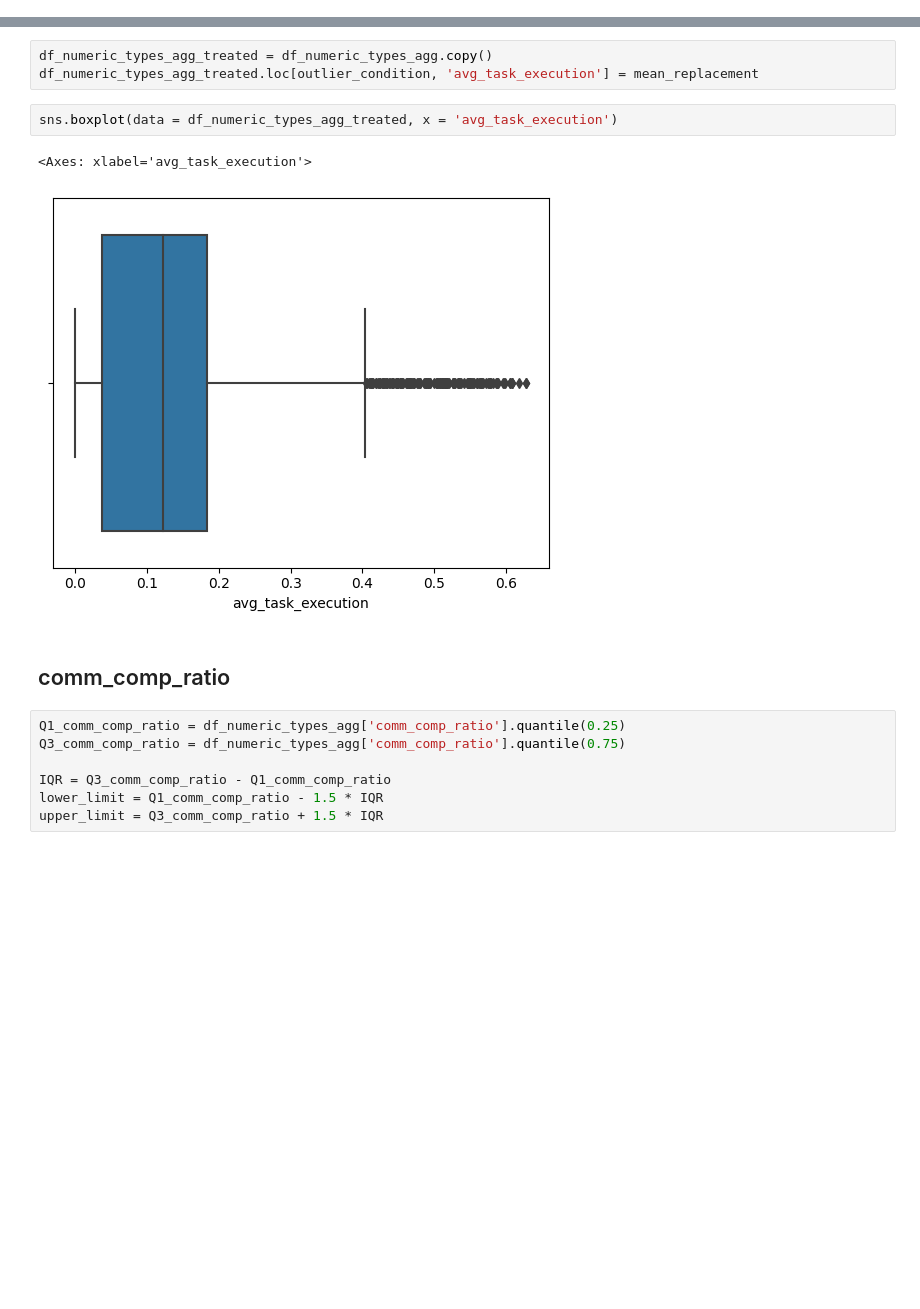
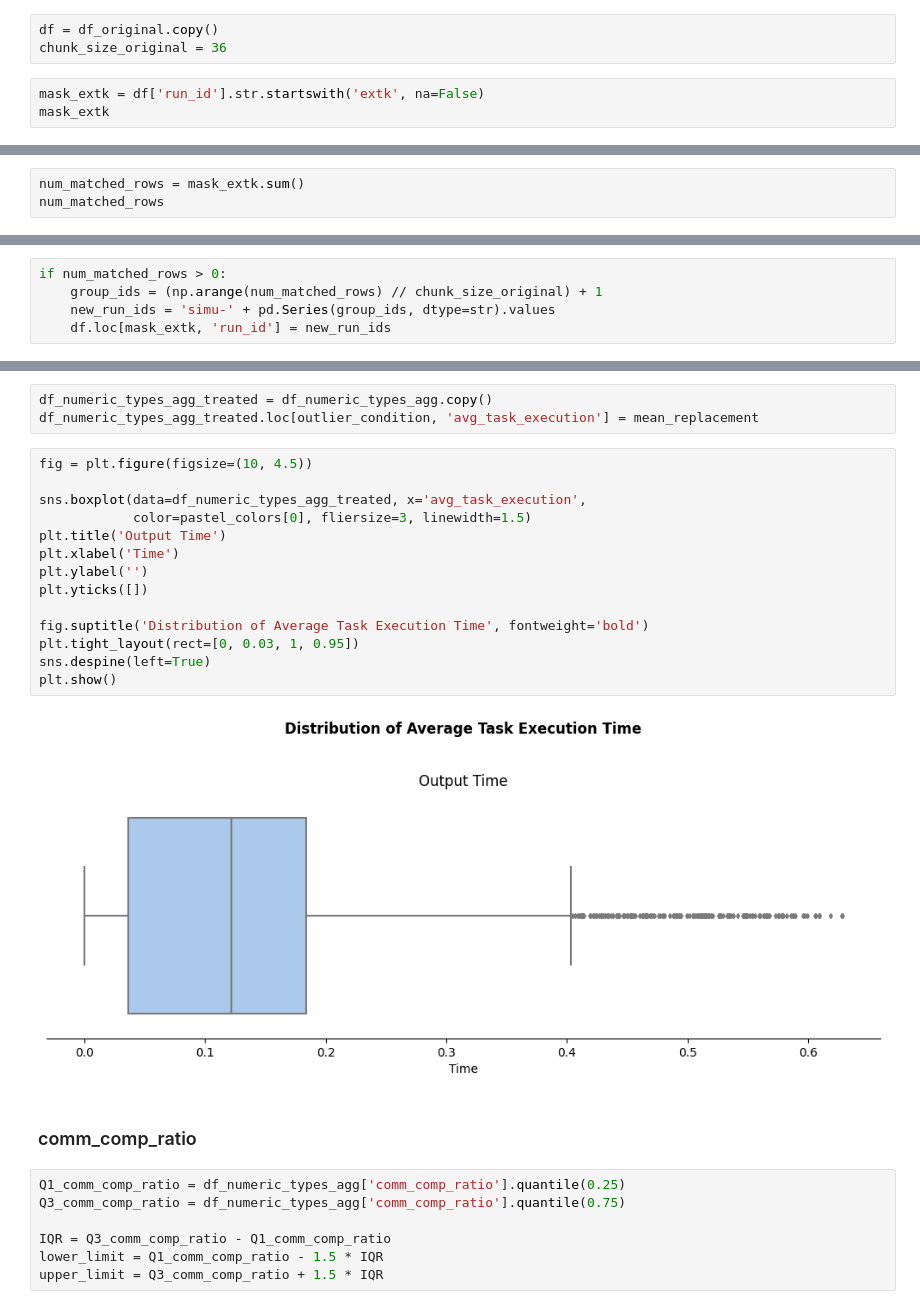
Before and after one commit to marcosamaris/green-hpc-workflow, a Jupyter notebook: notebooks/blast-workflow-notebook.ipynb, the cells around one changed output, grey strips where cells are left out. Cells and saved outputs as stored; diff of their text form; blank space fills up the shorter version.

```diff
--- a/notebooks/blast-workflow-notebook.ipynb
+++ b/notebooks/blast-workflow-notebook.ipynb
@@ -212,0 +214,6 @@ for index in df.index:
+# %%
+df = df_original.copy()
+chunk_size_original = 36
+# %%
+mask_extk = df['run_id'].str.startswith('extk', na=False)
+mask_extk
@@ -212,0 +233,3 @@ for index in df.index:
+# %%
+num_matched_rows = mask_extk.sum()
+num_matched_rows
@@ -212,0 +238,5 @@ for index in df.index:
+# %%
+if num_matched_rows > 0:
+    group_ids = (np.arange(num_matched_rows) // chunk_size_original) + 1
+    new_run_ids = 'simu-' + pd.Series(group_ids, dtype=str).values
+    df.loc[mask_extk, 'run_id'] = new_run_ids
@@ -267,13 +303,24 @@ mean_replacement = no_outliers_values.mean()
 # %%
 df_numeric_types_agg_treated = df_numeric_types_agg.copy()
 df_numeric_types_agg_treated.loc[outlier_condition, 'avg_task_execution'] = mean_replacement
-# %%
-sns.boxplot(data = df_numeric_types_agg_treated, x = 'avg_task_execution')
-# %% [output]
-<Axes: xlabel='avg_task_execution'>
-[figure, removed]
+# %%
+fig = plt.figure(figsize=(10, 4.5))
+
+sns.boxplot(data=df_numeric_types_agg_treated, x='avg_task_execution',
+            color=pastel_colors[0], fliersize=3, linewidth=1.5)
+plt.title('Output Time')
+plt.xlabel('Time')
+plt.ylabel('')
+plt.yticks([])
+
+fig.suptitle('Distribution of Average Task Execution Time', fontweight='bold')
+plt.tight_layout(rect=[0, 0.03, 1, 0.95])
+sns.despine(left=True)
+plt.show()
+# %% [output]
+[figure, added]
 # %% [markdown]
-## comm_comp_ratio
+### comm_comp_ratio
 # %%
 Q1_comm_comp_ratio = df_numeric_types_agg['comm_comp_ratio'].quantile(0.25)
 Q3_comm_comp_ratio = df_numeric_types_agg['comm_comp_ratio'].quantile(0.75)
```
Also changed, not shown: parts of 46 cells of this notebook.
